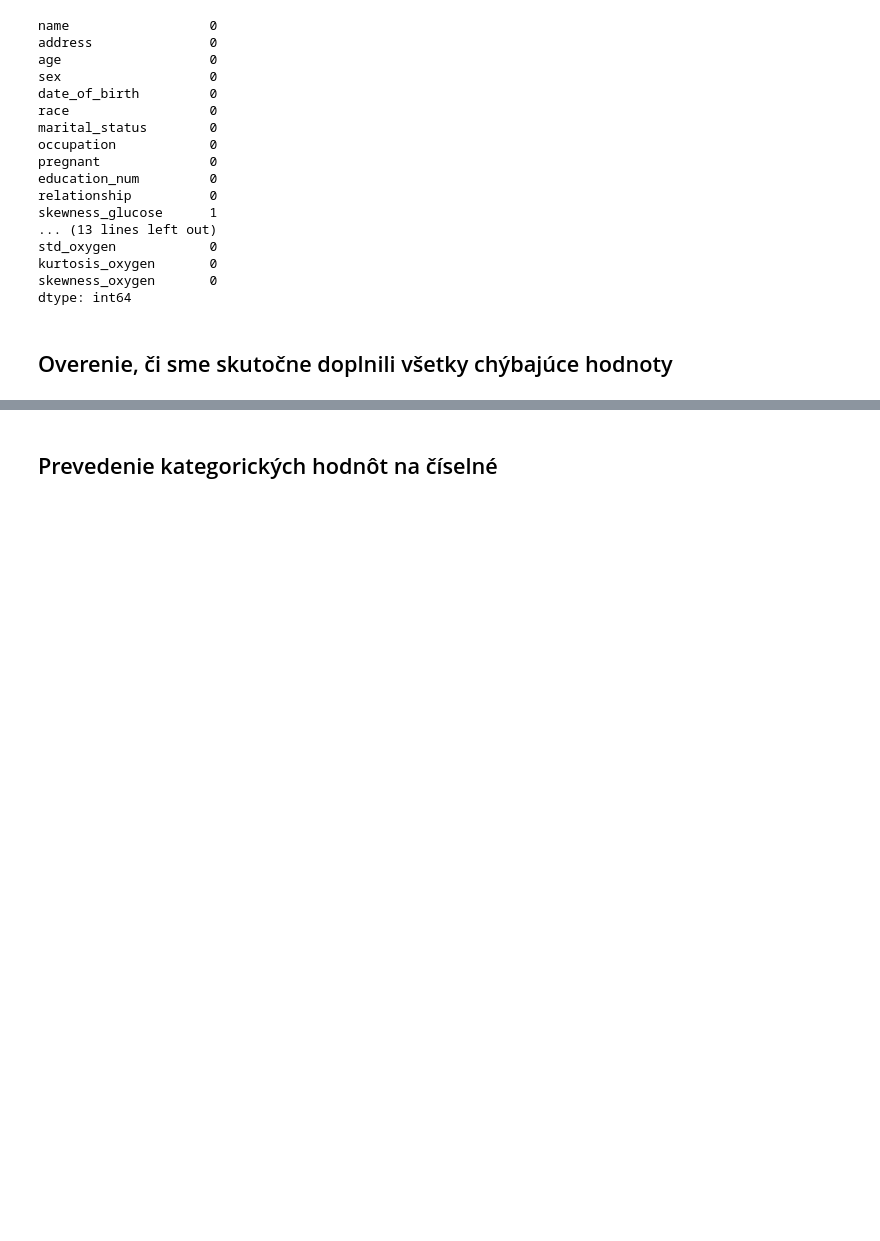
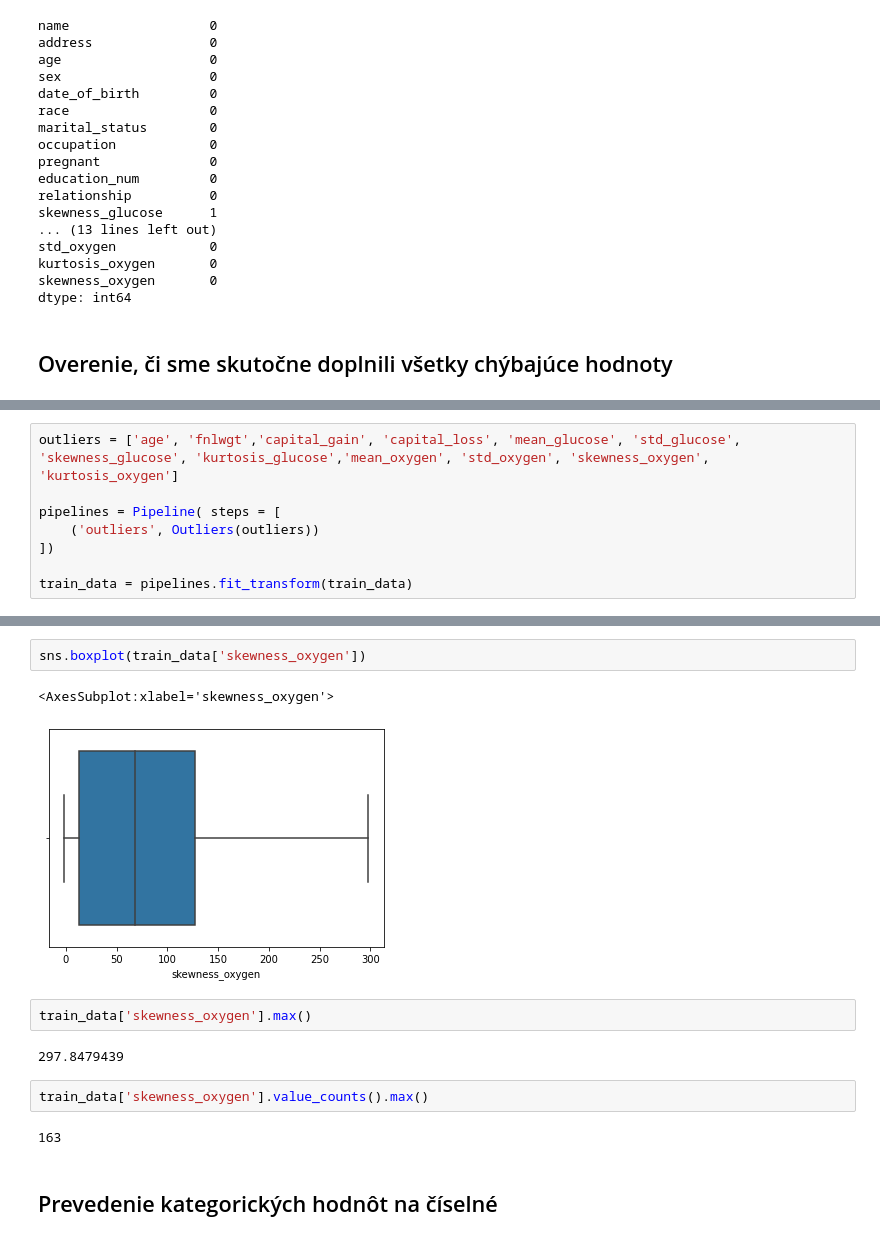
Before and after one commit to martinbudinsky3/diabetes-prediction, a Jupyter notebook: Budinsky_Balekova_Predspracovanie – kópia.ipynb, the cells around one changed output, grey strips where cells are left out. Cells and saved outputs as stored; diff of their text form; blank space fills up the shorter version.

```diff
--- a/Budinsky_Balekova_Predspracovanie – kópia.ipynb
+++ b/Budinsky_Balekova_Predspracovanie – kópia.ipynb
@@ -548,0 +639,8 @@ train_data.info()
+# %%
+outliers = ['age', 'fnlwgt','capital_gain', 'capital_loss', 'mean_glucose', 'std_glucose', 'skewness_glucose', 'kurtosis_glucose','mean_oxygen', 'std_oxygen', 'skewness_oxygen', 'kurtosis_oxygen']
+
+pipelines = Pipeline( steps = [
+    ('outliers', Outliers(outliers))
+])
+
+train_data = pipelines.fit_transform(train_data)
@@ -549,3 +688,16 @@ train_data.info()
+# %%
+sns.boxplot(train_data['skewness_oxygen'])
+# %% [output]
+<AxesSubplot:xlabel='skewness_oxygen'>
+[figure, added]
+# %%
+train_data['skewness_oxygen'].max()
+# %% [output]
+297.8479439
+# %%
+train_data['skewness_oxygen'].value_counts().max()
+# %% [output]
+163
 # %% [markdown]
 ## Prevedenie kategorických hodnôt na číselné
 # %%
```
Also changed, not shown: parts of 16 cells of this notebook, 1 other file.
